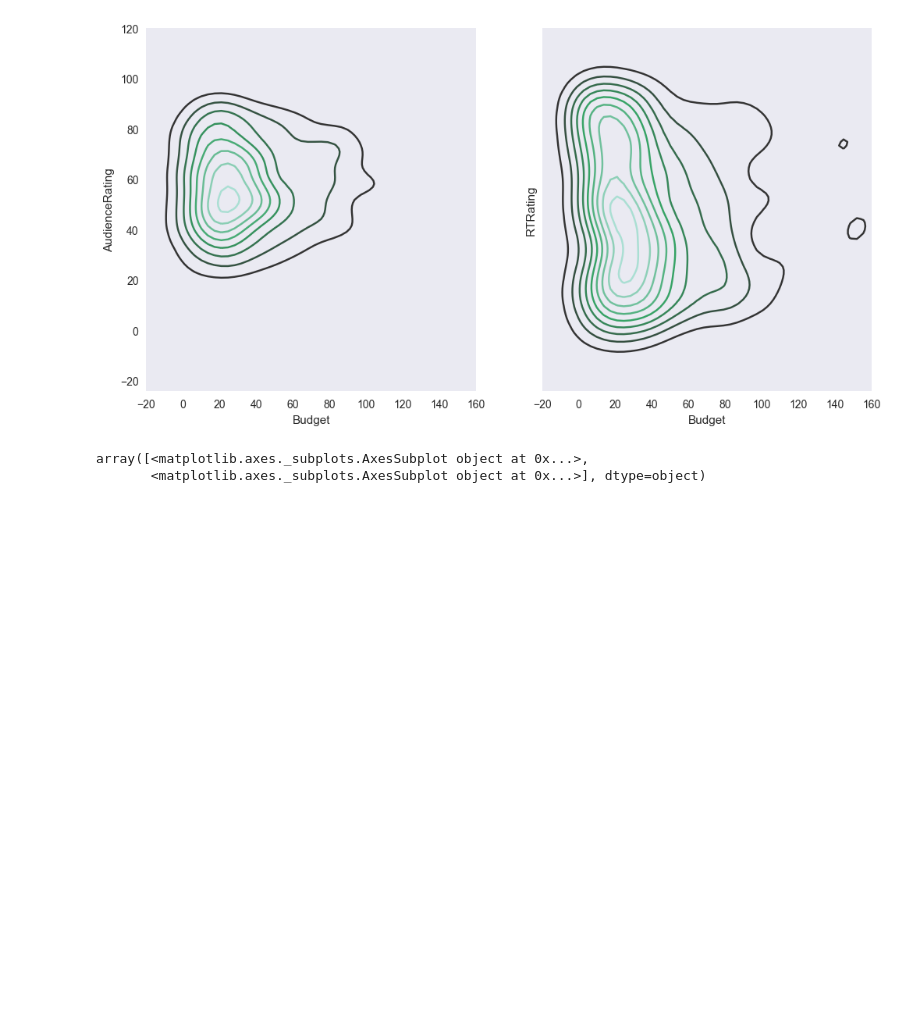
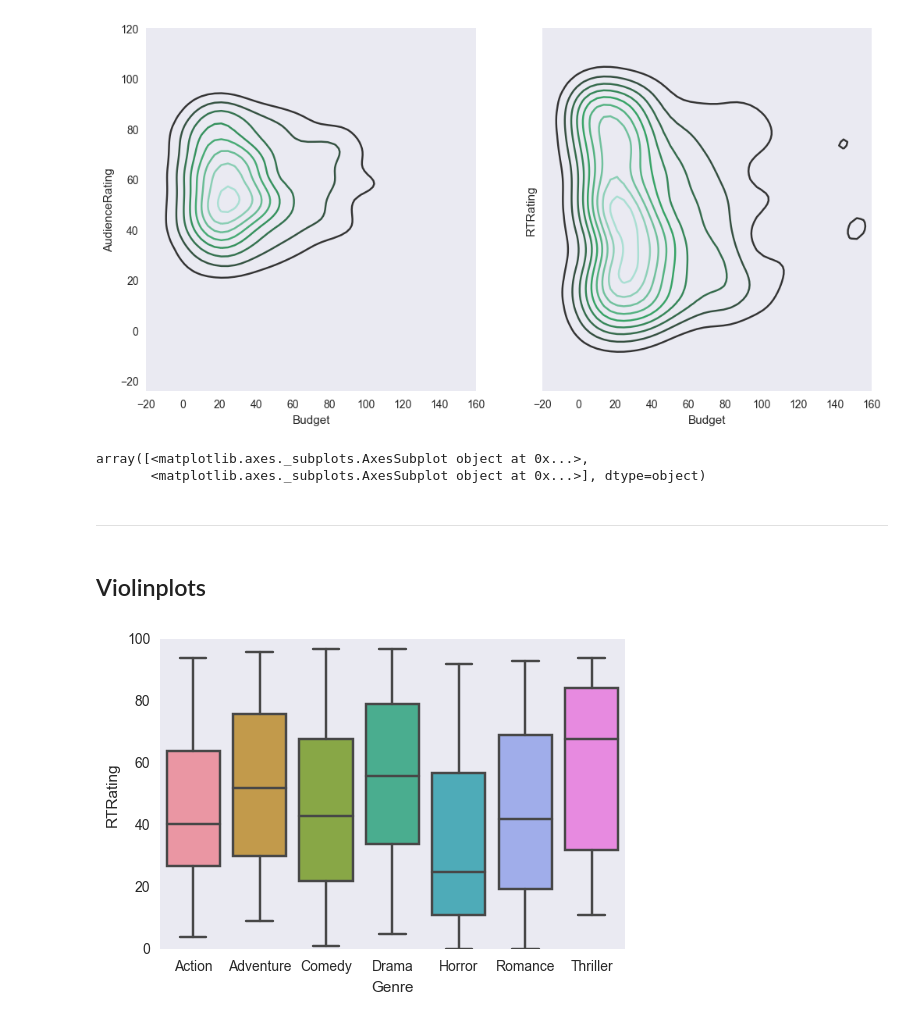
Before and after one commit to epireve/nb-projects, a Jupyter notebook: Movie Ratings Analytics.ipynb, the cells around one changed output. Drawn from its saved outputs; the diff is of its cells as text; code cells hidden in the pictures; blank space fills up the shorter version.

Commit message:
Adding violinPlot

```diff
--- a/Movie Ratings Analytics.ipynb
+++ b/Movie Ratings Analytics.ipynb
@@ -364,3 +364,11 @@ axes
 # %% [output]
 array([<matplotlib.axes._subplots.AxesSubplot object at 0x...>,
        <matplotlib.axes._subplots.AxesSubplot object at 0x...>], dtype=object)
+# %% [markdown]
+---
+# %% [markdown]
+## Violinplots
+# %%
+w = sns.boxplot(data=movies, x='Genre', y='RTRating')
+# %% [output]
+[figure, added]
```
Also changed, not shown: parts of 4 cells of this notebook.
